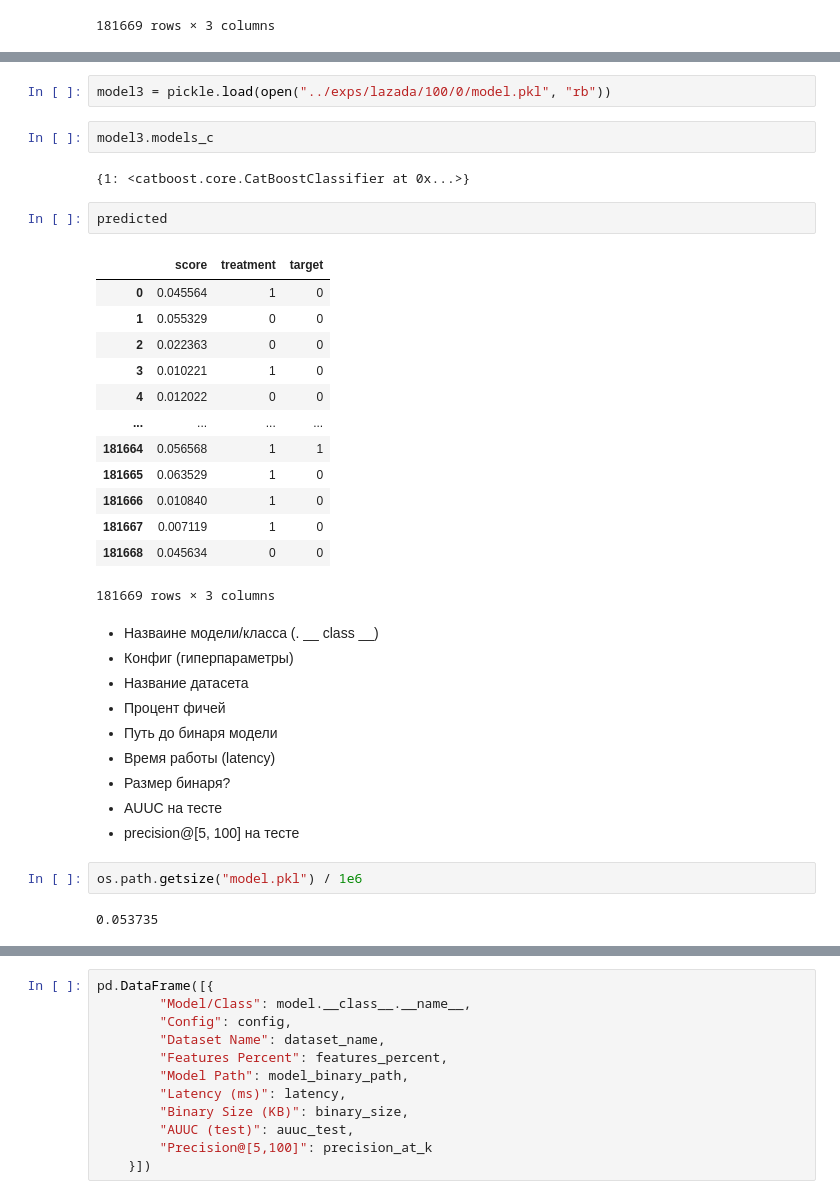
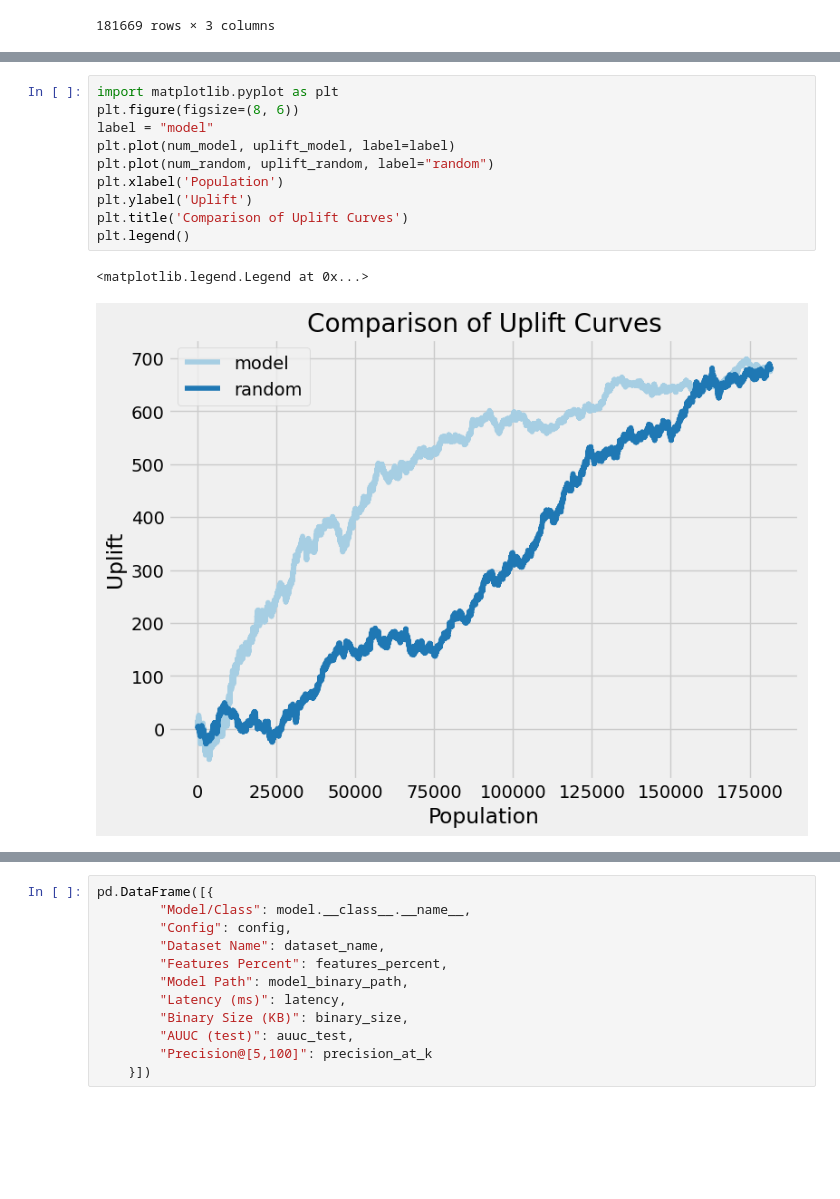
Before and after one commit to OganyanRV/UpliftModelingResearch, a Jupyter notebook: notebooks/sanbox for model factory.ipynb, the cells around one changed output, grey strips where cells are left out. Drawn from its saved outputs; the diff is of its cells as text; blank space fills up the shorter version.

```diff
--- a/notebooks/sanbox for model factory.ipynb
+++ b/notebooks/sanbox for model factory.ipynb
@@ -371,36 +305,13 @@ model3 = pickle.load(open("model.pkl", "rb"))
-# %%
-model3 = pickle.load(open("../exps/lazada/100/0/model.pkl", "rb"))
-# %%
-model3.models_c
-# %% [output]
-{1: <catboost.core.CatBoostClassifier at 0x...>}
-# %%
-predicted
-# %% [output]
-|  | score | treatment | target |
-| 0 | 0.045564 | 1 | 0 |
-| 1 | 0.055329 | 0 | 0 |
-| 2 | 0.022363 | 0 | 0 |
-| 3 | 0.010221 | 1 | 0 |
-| 4 | 0.012022 | 0 | 0 |
-| ... | ... | ... | ... |
-| 181664 | 0.056568 | 1 | 1 |
-| 181665 | 0.063529 | 1 | 0 |
-| 181666 | 0.010840 | 1 | 0 |
-| 181667 | 0.007119 | 1 | 0 |
-| 181668 | 0.045634 | 0 | 0 |
-181669 rows × 3 columns
-# %% [markdown]
-   * Назваине модели/класса (. __ class __)
-   * Конфиг (гиперпараметры)
-   * Название датасета
-   * Процент фичей
-   * Путь до бинаря модели
-   * Время работы (latency)
-   * Размер бинаря?
-   * AUUC на тесте
-   * precision@[5, 100] на тесте
-# %%
-os.path.getsize("model.pkl") / 1e6
-# %% [output]
-0.053735
+# %%
+import matplotlib.pyplot as plt
+plt.figure(figsize=(8, 6))
+label = "model"
+plt.plot(num_model, uplift_model, label=label)
+plt.plot(num_random, uplift_random, label="random")
+plt.xlabel('Population')
+plt.ylabel('Uplift')
+plt.title('Comparison of Uplift Curves')
+plt.legend()
+# %% [output]
+<matplotlib.legend.Legend at 0x...>
+[figure, added]
```
Also changed, not shown: parts of 38 cells of this notebook, 14 other files.
